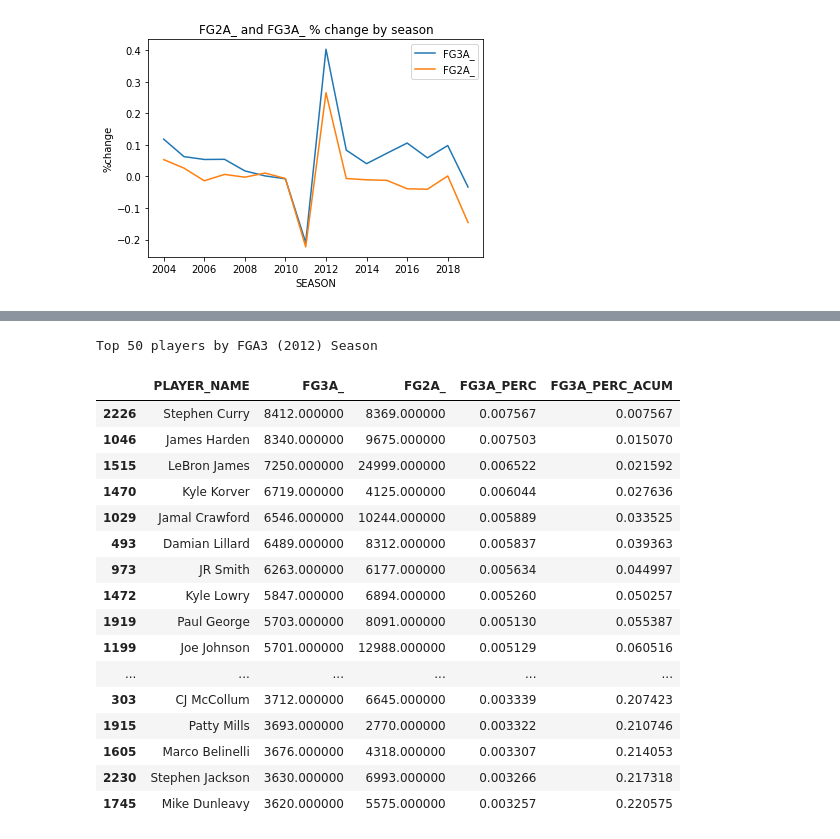
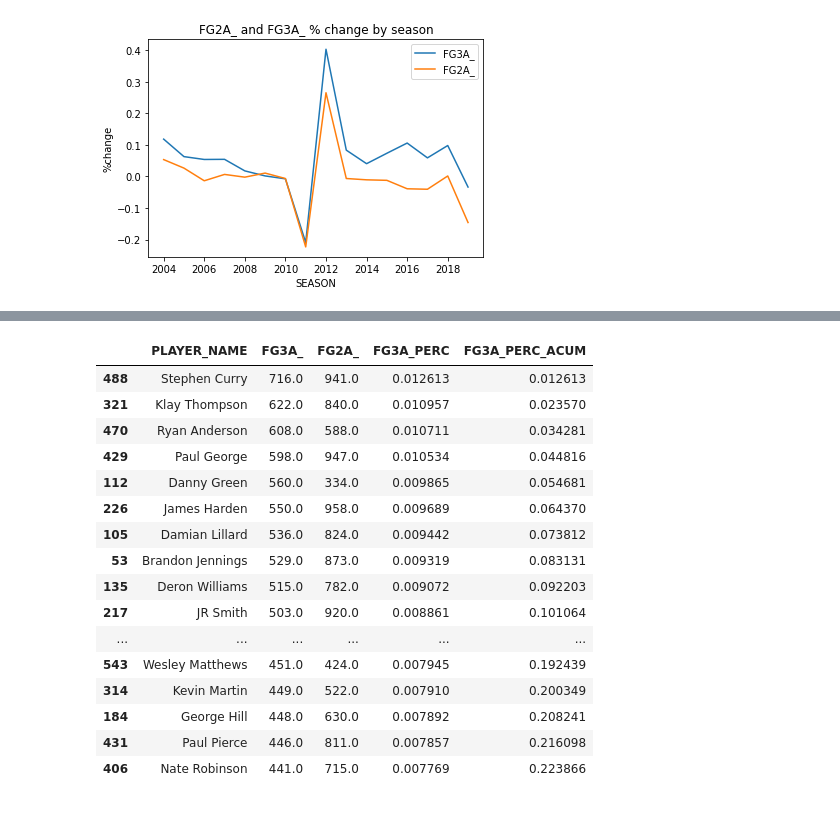
Before and after one commit to camiloms10/NBA_project, a Jupyter notebook: NBA_analysis.ipynb, the cells around one changed output, grey strips where cells are left out. Drawn from its saved outputs; the diff is of its cells as text; code cells hidden in the pictures.

```diff
--- a/NBA_analysis.ipynb
+++ b/NBA_analysis.ipynb
@@ -307,32 +331,31 @@ plt.show()
 # %%
 df6 = df.loc[df['SEASON'] == 2012]
-df6 = df.groupby(["PLAYER_NAME"]).agg(FG3A_=('FG3A','sum'),FG2A_=('FG2A_','sum')).reset_index()
+df6 = df6.groupby(["PLAYER_NAME"]).agg(FG3A_=('FG3A','sum'),FG2A_=('FG2A_','sum')).reset_index()
 df6 = df6.sort_values(by='FG3A_', ascending=False)
 df6['FG3A_'] = df6['FG3A_'].astype(float)
 df6['FG3A_PERC'] = (df6['FG3A_'] / df6['FG3A_'].sum())
 df6["FG3A_PERC_ACUM"]=df6["FG3A_PERC"].cumsum()
-df6 = df6[0:50]
-df6 = df6.style.set_caption("Top 50 players by FGA3 (2012) Season")
+df6 = df6[0:25]
+#df6 = df6.style.set_caption("Top 50 players by FGA3 (2012) Season")
 df6
 # %% [output]
-Top 50 players by FGA3 (2012) Season
 |  | PLAYER_NAME | FG3A_ | FG2A_ | FG3A_PERC | FG3A_PERC_ACUM |
-| 2226 | Stephen Curry | 8412.000000 | 8369.000000 | 0.007567 | 0.007567 |
-| 1046 | James Harden | 8340.000000 | 9675.000000 | 0.007503 | 0.015070 |
-| 1515 | LeBron James | 7250.000000 | 24999.000000 | 0.006522 | 0.021592 |
-| 1470 | Kyle Korver | 6719.000000 | 4125.000000 | 0.006044 | 0.027636 |
-| 1029 | Jamal Crawford | 6546.000000 | 10244.000000 | 0.005889 | 0.033525 |
-| 493 | Damian Lillard | 6489.000000 | 8312.000000 | 0.005837 | 0.039363 |
-| 973 | JR Smith | 6263.000000 | 6177.000000 | 0.005634 | 0.044997 |
-| 1472 | Kyle Lowry | 5847.000000 | 6894.000000 | 0.005260 | 0.050257 |
-| 1919 | Paul George | 5703.000000 | 8091.000000 | 0.005130 | 0.055387 |
-| 1199 | Joe Johnson | 5701.000000 | 12988.000000 | 0.005129 | 0.060516 |
+| 488 | Stephen Curry | 716.0 | 941.0 | 0.012613 | 0.012613 |
+| 321 | Klay Thompson | 622.0 | 840.0 | 0.010957 | 0.023570 |
+| 470 | Ryan Anderson | 608.0 | 588.0 | 0.010711 | 0.034281 |
+| 429 | Paul George | 598.0 | 947.0 | 0.010534 | 0.044816 |
+| 112 | Danny Green | 560.0 | 334.0 | 0.009865 | 0.054681 |
+| 226 | James Harden | 550.0 | 958.0 | 0.009689 | 0.064370 |
+| 105 | Damian Lillard | 536.0 | 824.0 | 0.009442 | 0.073812 |
+| 53 | Brandon Jennings | 529.0 | 873.0 | 0.009319 | 0.083131 |
+| 135 | Deron Williams | 515.0 | 782.0 | 0.009072 | 0.092203 |
+| 217 | JR Smith | 503.0 | 920.0 | 0.008861 | 0.101064 |
 | ... | ... | ... | ... | ... | ... |
-| 303 | CJ McCollum | 3712.000000 | 6645.000000 | 0.003339 | 0.207423 |
-| 1915 | Patty Mills | 3693.000000 | 2770.000000 | 0.003322 | 0.210746 |
-| 1605 | Marco Belinelli | 3676.000000 | 4318.000000 | 0.003307 | 0.214053 |
-| 2230 | Stephen Jackson | 3630.000000 | 6993.000000 | 0.003266 | 0.217318 |
-| 1745 | Mike Dunleavy | 3620.000000 | 5575.000000 | 0.003257 | 0.220575 |
+| 543 | Wesley Matthews | 451.0 | 424.0 | 0.007945 | 0.192439 |
+| 314 | Kevin Martin | 449.0 | 522.0 | 0.007910 | 0.200349 |
+| 184 | George Hill | 448.0 | 630.0 | 0.007892 | 0.208241 |
+| 431 | Paul Pierce | 446.0 | 811.0 | 0.007857 | 0.216098 |
+| 406 | Nate Robinson | 441.0 | 715.0 | 0.007769 | 0.223866 |
 # %%
 fig, ax = plt.subplots(figsize=(20,5))
 ax.bar(df6["PLAYER_NAME"], df6['FG3A_'], color="C0")
```
Also changed, not shown: parts of 18 cells of this notebook.
